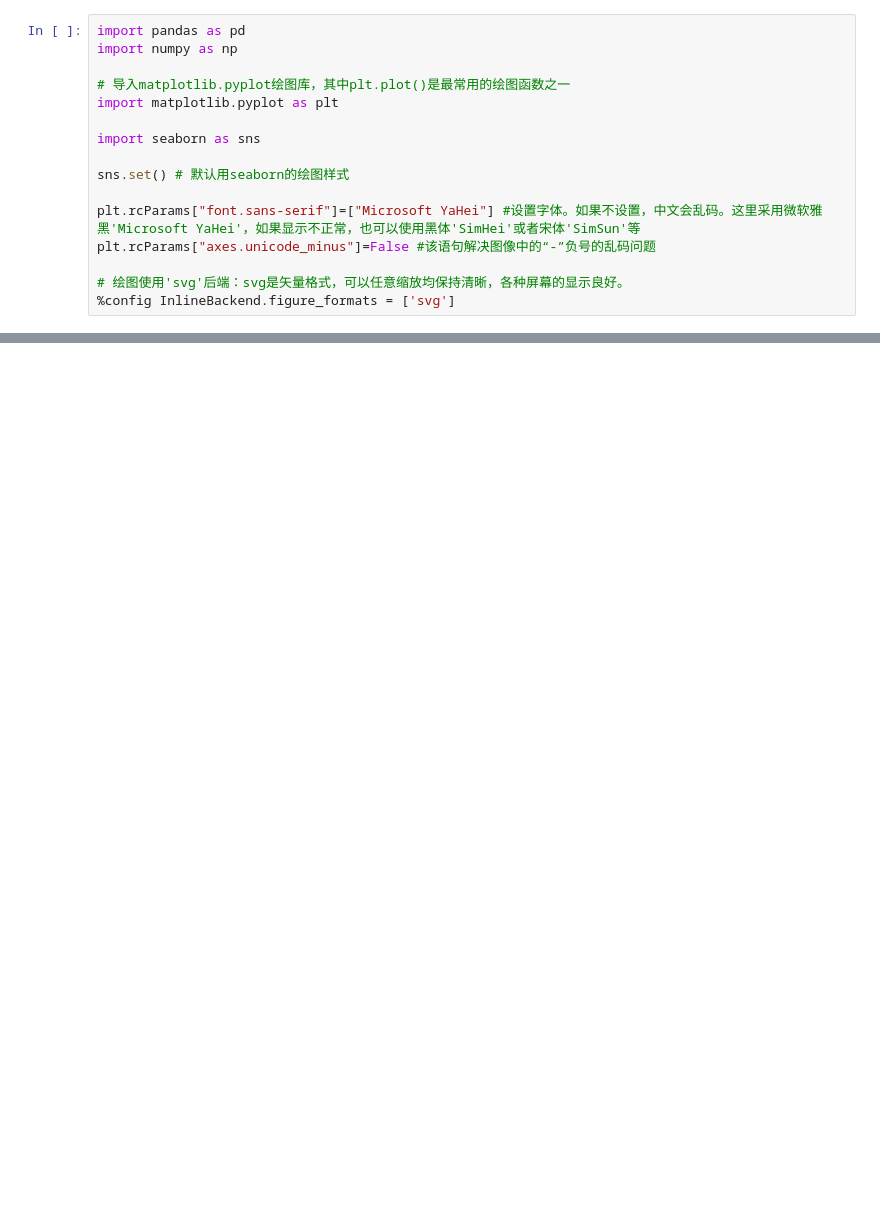
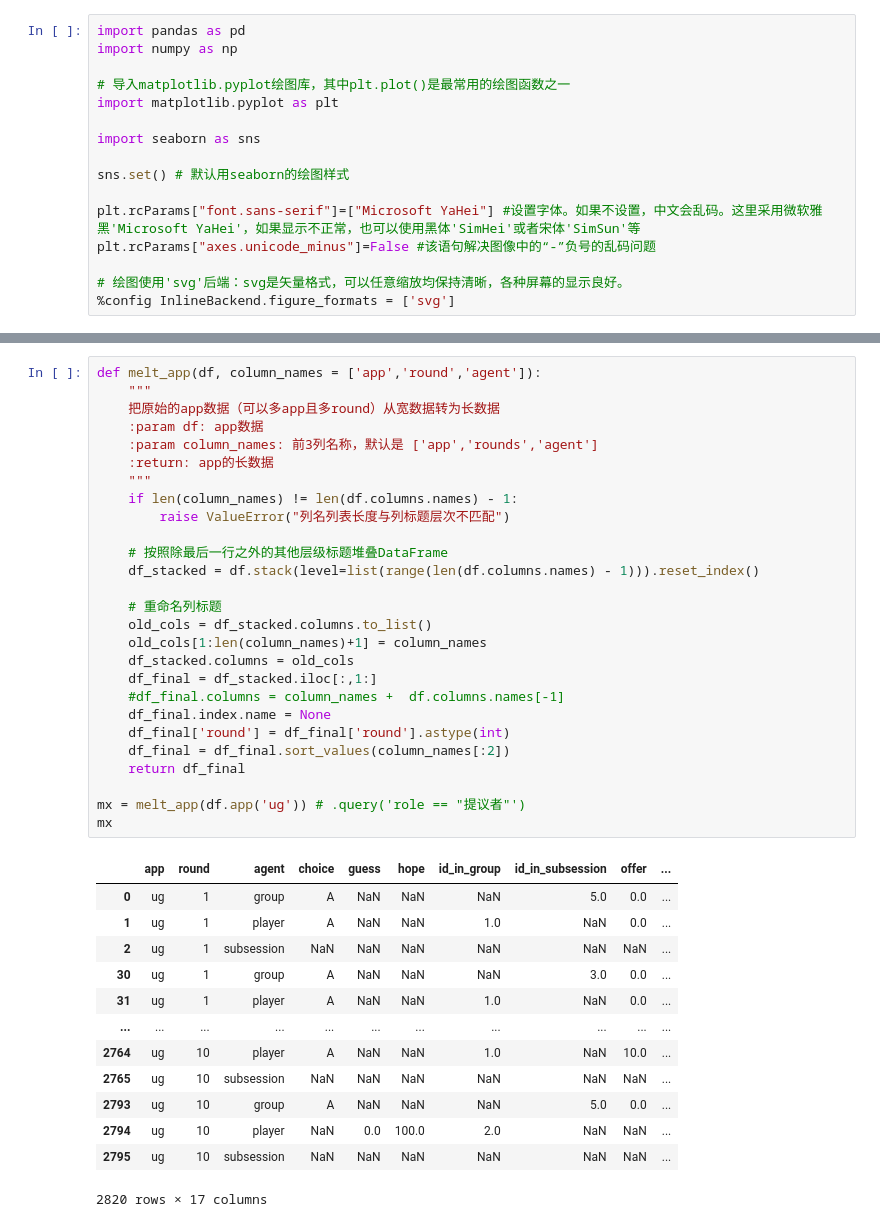
Before and after one commit to itsaquestion/otree5_common_prosperity_2, a Jupyter notebook: 数据分析.ipynb, the cells around one changed output, grey strips where cells are left out. Cells and saved outputs as stored; diff of their text form; blank space fills up the shorter version.

```diff
--- a/数据分析.ipynb
+++ b/数据分析.ipynb
@@ -312,0 +122,41 @@ df
+# %%
+def melt_app(df, column_names = ['app','round','agent']):
+    """
+    把原始的app数据（可以多app且多round）从宽数据转为长数据
+    :param df: app数据
+    :param column_names: 前3列名称，默认是 ['app','rounds','agent']
+    :return: app的长数据
+    """
+    if len(column_names) != len(df.columns.names) - 1:
+        raise ValueError("列名列表长度与列标题层次不匹配")
+
+    # 按照除最后一行之外的其他层级标题堆叠DataFrame
+    df_stacked = df.stack(level=list(range(len(df.columns.names) - 1))).reset_index()
+
+    # 重命名列标题
+    old_cols = df_stacked.columns.to_list()
+    old_cols[1:len(column_names)+1] = column_names
+    df_stacked.columns = old_cols
+    df_final = df_stacked.iloc[:,1:]
+    #df_final.columns = column_names +  df.columns.names[-1]
+    df_final.index.name = None
+    df_final['round'] = df_final['round'].astype(int)
+    df_final = df_final.sort_values(column_names[:2])
+    return df_final
+
+mx = melt_app(df.app('ug')) # .query('role == "提议者"')
+mx
+# %% [output]
+|  | app | round | agent | choice | guess | hope | id_in_group | id_in_subsession | offer | ... |
+| 0 | ug | 1 | group | A | NaN | NaN | NaN | 5.0 | 0.0 | ... |
+| 1 | ug | 1 | player | A | NaN | NaN | 1.0 | NaN | 0.0 | ... |
+| 2 | ug | 1 | subsession | NaN | NaN | NaN | NaN | NaN | NaN | ... |
+| 30 | ug | 1 | group | A | NaN | NaN | NaN | 3.0 | 0.0 | ... |
+| 31 | ug | 1 | player | A | NaN | NaN | 1.0 | NaN | 0.0 | ... |
+| ... | ... | ... | ... | ... | ... | ... | ... | ... | ... | ... |
+| 2764 | ug | 10 | player | A | NaN | NaN | 1.0 | NaN | 10.0 | ... |
+| 2765 | ug | 10 | subsession | NaN | NaN | NaN | NaN | NaN | NaN | ... |
+| 2793 | ug | 10 | group | A | NaN | NaN | NaN | 5.0 | 0.0 | ... |
+| 2794 | ug | 10 | player | NaN | 0.0 | 100.0 | 2.0 | NaN | NaN | ... |
+| 2795 | ug | 10 | subsession | NaN | NaN | NaN | NaN | NaN | NaN | ... |
+2820 rows × 17 columns
```
Also changed, not shown: parts of 42 cells of this notebook, 2 other files.
